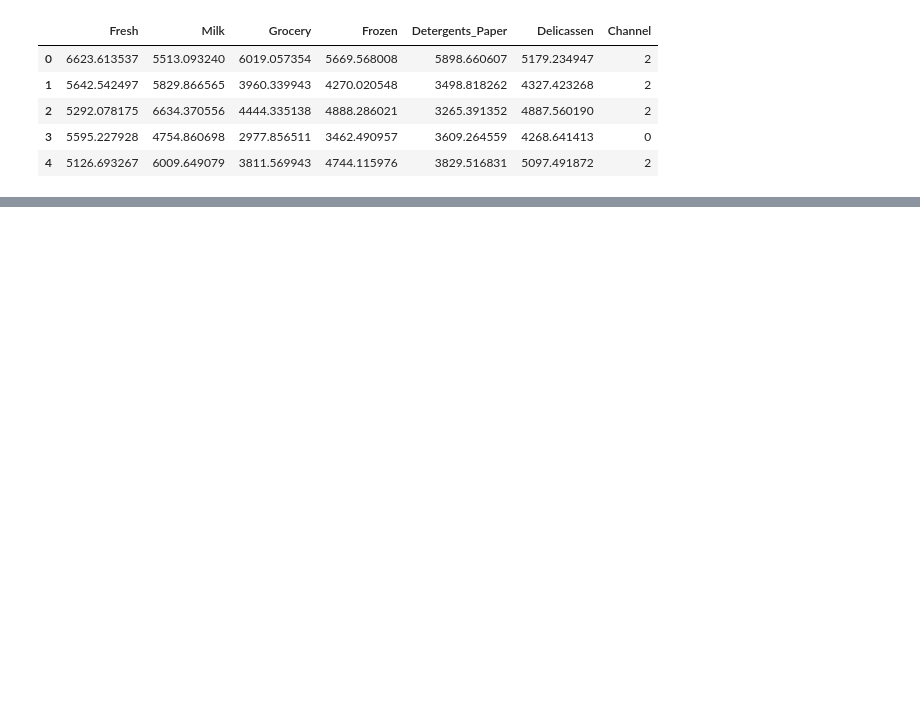
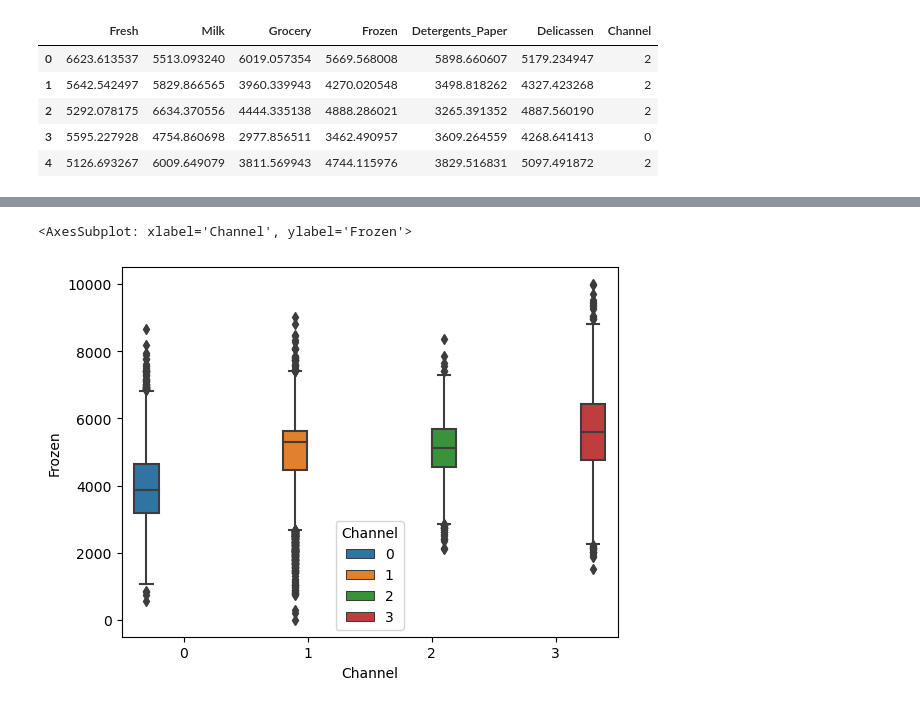
Before and after one commit to omarvar2000/data-448-omar, a Jupyter notebook: Homework/HW2.ipynb, the cells around one changed output, grey strips where cells are left out. Cells and saved outputs as stored; diff of their text form; code cells hidden in the pictures; blank space fills up the shorter version.

```diff
--- a/Homework/HW2.ipynb
+++ b/Homework/HW2.ipynb
@@ -54,0 +54,6 @@ len(marketing_data['Channel'] == 3)
+# %%
+## Creating visualization of Frozen by Channel
+sns.boxplot(x = 'Channel', y = 'Frozen', hue = 'Channel', data = marketing_data)
+# %% [output]
+<AxesSubplot: xlabel='Channel', ylabel='Frozen'>
+[figure, added]
```
Also changed, not shown: parts of 15 cells of this notebook.
